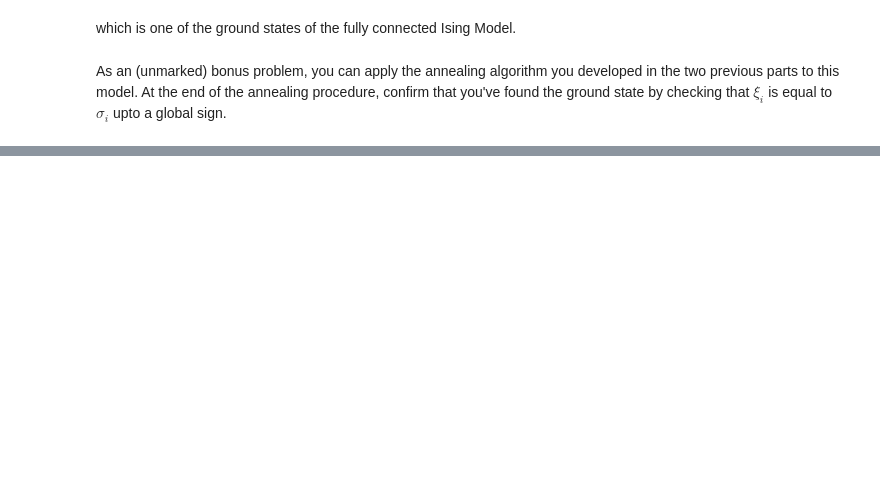
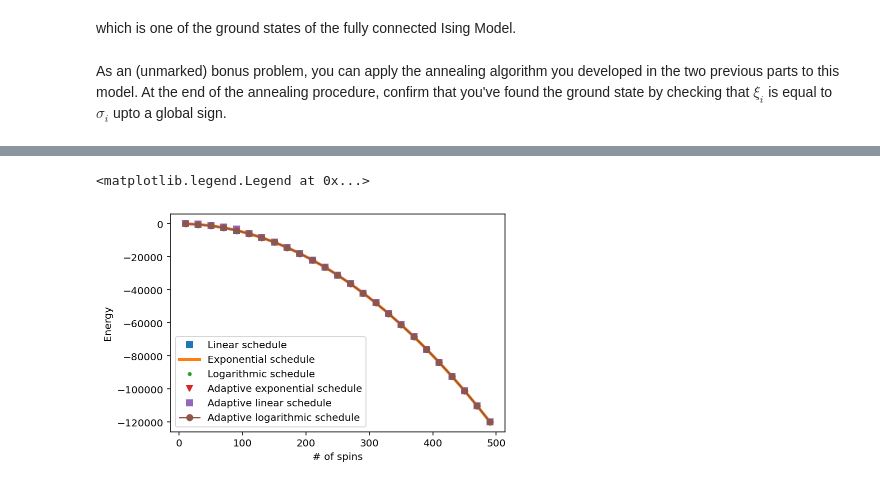
Before and after one commit to CDL-Quantum/CohortProject_2020, a Jupyter notebook: Project_4_Ising_Annealer/Task_2.ipynb, the cells around one changed output, grey strips where cells are left out. Drawn from its saved outputs; the diff is of its cells as text; code cells hidden in the pictures; blank space fills up the shorter version.

```diff
--- a/Project_4_Ising_Annealer/Task_2.ipynb
+++ b/Project_4_Ising_Annealer/Task_2.ipynb
@@ -712,6 +742,9 @@ E_exact=[]
 lin_results=[]
 exp_results=[]
 log_results=[]
+adp_exp_results=[]
+adp_log_results=[]
+adp_lin_results=[]
 system_size=[]
 for i in range(10,500,20):
     system_size.append(i)
@@ -721,6 +754,26 @@ for i in range(10,500,20):
     Lin_schedule=linear_schedule(T_i=100,T_f=0.01,N=500)
     Exp_schedule=exp_schedule(T_i=100,T_f=0.01,N=500)
     Log_schedule=log_multiplicative_schedule(T_i=100,T_f=0.01,N=500)
+
+    Adp_lin_schedule=AdaptiveSchedule(Lin_schedule)
+    Adp_exp_schedule=AdaptiveSchedule(Exp_schedule)
+    Adp_log_schedule=AdaptiveSchedule(Log_schedule)
+
+
+
     lin_results.append(min(anneal(ising,Lin_schedule)))
+    ising=FullyConnectedMattisModel(i, J=1.)
     exp_results.append(min(anneal(ising,Exp_schedule)))
+    ising=FullyConnectedMattisModel(i, J=1.)
     log_results.append(min(anneal(ising,Log_schedule)))
+
+    ising=FullyConnectedMattisModel(i, J=1.)
+    adp_lin_results.append(min(anneal(ising,Adp_lin_schedule)))
+
+    ising=FullyConnectedMattisModel(i, J=1.)
+    ising.method = 'metropolis'
+    adp_exp_results.append(min(anneal(ising,Adp_exp_schedule)))
+
+    ising=FullyConnectedMattisModel(i, J=1.)
+    ising.method = 'metropolis'
+    adp_log_results.append(min(anneal(ising,Adp_log_schedule)))
@@ -742,0 +836,5 @@ plt.legend()
+# %%
+ising = FullyConnectedMattisModel(100, J=1.)
+ising.method = 'metropolis'
+calc_once(ising, exp_schedule(400, 0.1, 1000), include_exact=False)
+print("Ground State:", ising.is_ground_state())
@@ -742,0 +885,17 @@ plt.legend()
+# %%
+plt.figure()
+plt.plot(system_size,lin_results,'s', label='Linear schedule',lw=3.)
+plt.plot(system_size,exp_results,label='Exponential schedule',lw=3.)
+plt.plot(system_size,log_results,'.',label='Logarithmic schedule')
+plt.plot(system_size,adp_exp_results,'v',label='Adaptive exponential schedule')
+plt.plot(system_size,adp_lin_results,'s',label='Adaptive linear schedule')
+plt.plot(system_size,adp_log_results,'o-',label='Adaptive logarithmic schedule')
+#plt.plot(system_size,E_exact,'--',label='Exact ground state value')
+#plt.plot(system_size,E_exact,'--',label='Exact ground state value')
+plt.xlabel('# of spins')
+plt.ylabel('Energy')
+plt.title = 'Performance of annealing schedules for random-bond 1D Ising Model (T_i=100, T_f=0.01)'
+plt.legend()
+# %% [output]
+<matplotlib.legend.Legend at 0x...>
+[figure, added]
```
Also changed, not shown: parts of 26 cells of this notebook, 1 other file.
